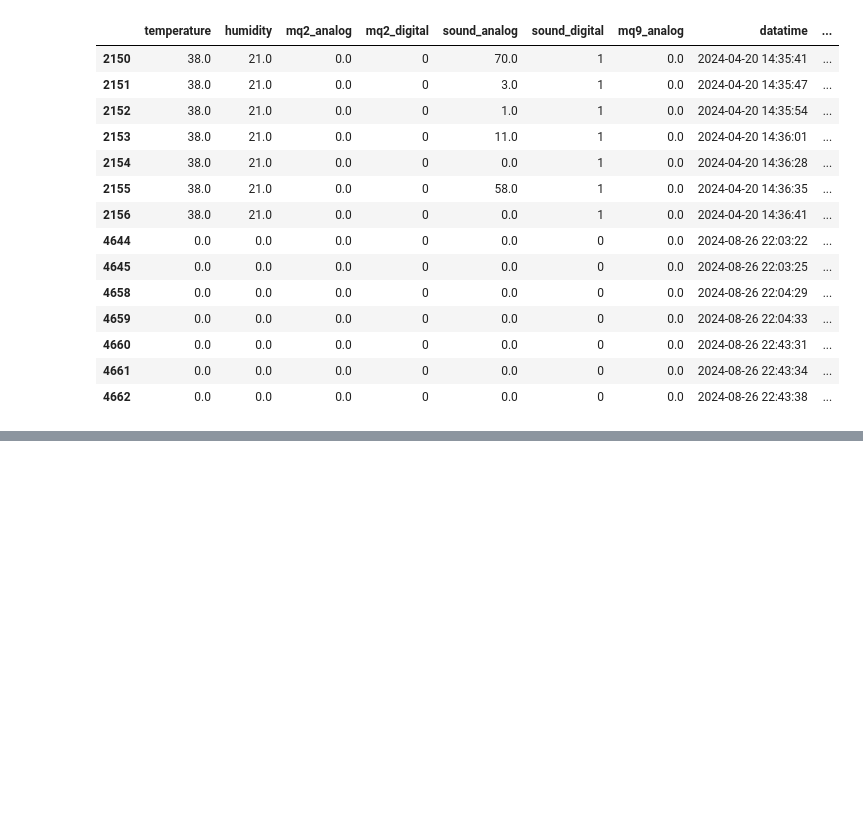
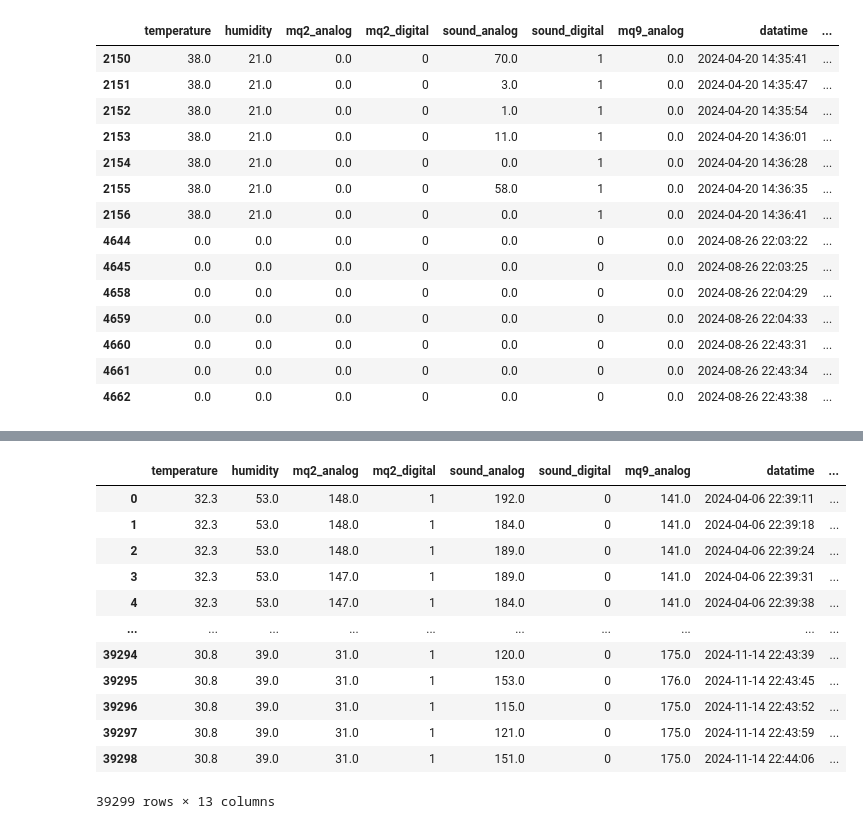
Before and after one commit to Shivam20214082/Major-Project, a Jupyter notebook: notebooks/data_preprocessing.ipynb, the cells around one changed output, grey strips where cells are left out. Saved outputs shown, nothing was run; the diff lists cells and outputs as text; code cells hidden in the pictures; blank space fills up the shorter version.

```diff
--- a/notebooks/data_preprocessing.ipynb
+++ b/notebooks/data_preprocessing.ipynb
@@ -206,0 +412,16 @@ temp_zero_rows
+# %%
+df_unique
+# %% [output]
+|  | temperature | humidity | mq2_analog | mq2_digital | sound_analog | sound_digital | mq9_analog | datatime | ... |
+| 0 | 32.3 | 53.0 | 148.0 | 1 | 192.0 | 0 | 141.0 | 2024-04-06 22:39:11 | ... |
+| 1 | 32.3 | 53.0 | 148.0 | 1 | 184.0 | 0 | 141.0 | 2024-04-06 22:39:18 | ... |
+| 2 | 32.3 | 53.0 | 148.0 | 1 | 189.0 | 0 | 141.0 | 2024-04-06 22:39:24 | ... |
+| 3 | 32.3 | 53.0 | 147.0 | 1 | 189.0 | 0 | 141.0 | 2024-04-06 22:39:31 | ... |
+| 4 | 32.3 | 53.0 | 147.0 | 1 | 184.0 | 0 | 141.0 | 2024-04-06 22:39:38 | ... |
+| ... | ... | ... | ... | ... | ... | ... | ... | ... | ... |
+| 39294 | 30.8 | 39.0 | 31.0 | 1 | 120.0 | 0 | 175.0 | 2024-11-14 22:43:39 | ... |
+| 39295 | 30.8 | 39.0 | 31.0 | 1 | 153.0 | 0 | 176.0 | 2024-11-14 22:43:45 | ... |
+| 39296 | 30.8 | 39.0 | 31.0 | 1 | 115.0 | 0 | 175.0 | 2024-11-14 22:43:52 | ... |
+| 39297 | 30.8 | 39.0 | 31.0 | 1 | 121.0 | 0 | 175.0 | 2024-11-14 22:43:59 | ... |
+| 39298 | 30.8 | 39.0 | 31.0 | 1 | 151.0 | 0 | 175.0 | 2024-11-14 22:44:06 | ... |
+39299 rows × 13 columns
```
Also changed, not shown: parts of 14 cells of this notebook, 2 other files.
